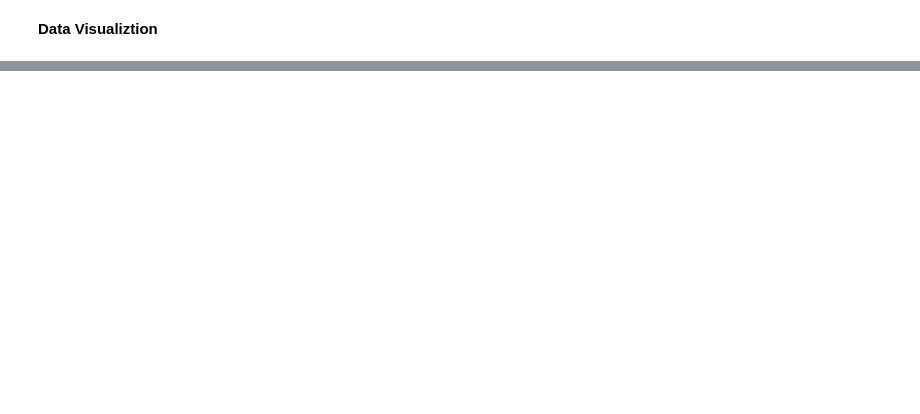
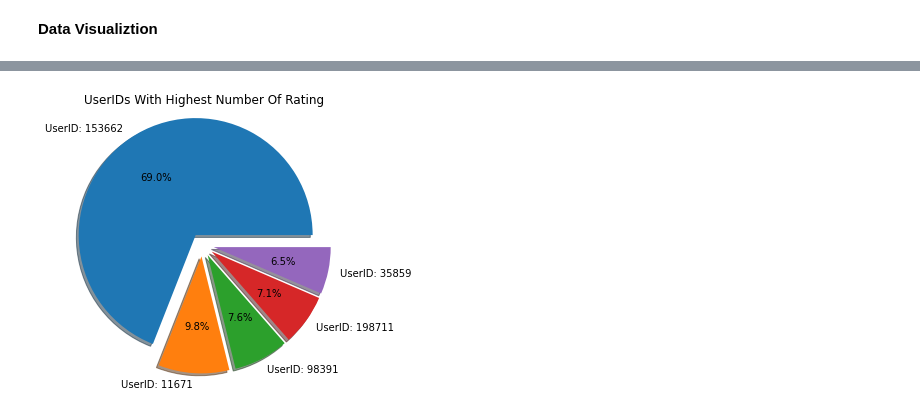
Before and after one commit to Shantanuh10/Book-Recommendation-System, a Jupyter notebook: Book_Recommendation_System_Capstone_Project_4.ipynb, the cells around one changed output, grey strips where cells are left out. Saved outputs shown, nothing was run; the diff lists cells and outputs as text; code cells hidden in the pictures; blank space fills up the shorter version.

```diff
--- a/Book_Recommendation_System_Capstone_Project_4.ipynb
+++ b/Book_Recommendation_System_Capstone_Project_4.ipynb
@@ -170,0 +317,9 @@ ratings_with_name = ratings.merge(books,on='ISBN')
+# %%
+#Cleaning the Age column from Users data
+users['Age'].fillna(users['Age'].value_counts().idxmax(),inplace=True)
+for i in users['Age'][users['Age']>95]:
+        users['Age'].replace({i:users['Age'].value_counts().idxmax()},inplace=True)
+for i in users['Age'][users['Age']==0]:
+        users['Age'].replace({i:users['Age'].value_counts().idxmax()},inplace=True)
+users['Age'] = users['Age'].astype(int)
+users['Age'].unique()
@@ -170,0 +357,4 @@ ratings_with_name = ratings.merge(books,on='ISBN')
+# %%
+users[['city','state','country','nan','nan','nan','nan','nan','nan']]=users['Location'].apply(lambda x: pd.Series(str(x).split(",")))
+users.drop(['Location','nan'],axis=1,inplace=True)
+users
@@ -170,0 +385,6 @@ ratings_with_name = ratings.merge(books,on='ISBN')
+# %%
+#Merging ratings and users dataset on UserID
+filter1 = ratings[ratings["User-ID"].isin(users["User-ID"])]
+df_ratings=filter1[filter1["ISBN"].isin(books["ISBN"])]
+df=pd.merge(users,df_ratings,on='User-ID')
+df
@@ -170,0 +405,24 @@ ratings_with_name = ratings.merge(books,on='ISBN')
+# %%
+# Pie chart showing UserIDs With Highest Number Of Rating
+my_dict=(df_ratings['Book-Rating'].value_counts()).to_dict()
+count= pd.DataFrame(list(my_dict.items()),columns = ['c','count'])
+a = count.sort_values(by=['count'], ascending = False)
+a.head(7)
+labels = 'UserID: 153662','UserID: 11671','UserID: 98391','UserID: 198711','UserID: 35859'
+sizes = [count['count'].iloc[0],count['count'].iloc[1],count['count'].iloc[2],count['count'].iloc[3],count['count'].iloc[4]]
+explode = (0.1, 0.1, 0.1, 0.1,0.1)
+
+fig1 , ax1 = plt.subplots(figsize=(5,5))
+
+ax1.pie(sizes,
+        explode = explode,
+        labels = labels,
+        autopct = '%1.1f%%',
+        shadow = True,
+        startangle = 0)
+plt.title("UserIDs With Highest Number Of Rating")
+ax1.axis ('equal')
+
+plt.show()
+# %% [output]
+[figure, added]
```
Also changed, not shown: parts of 26 cells of this notebook.
